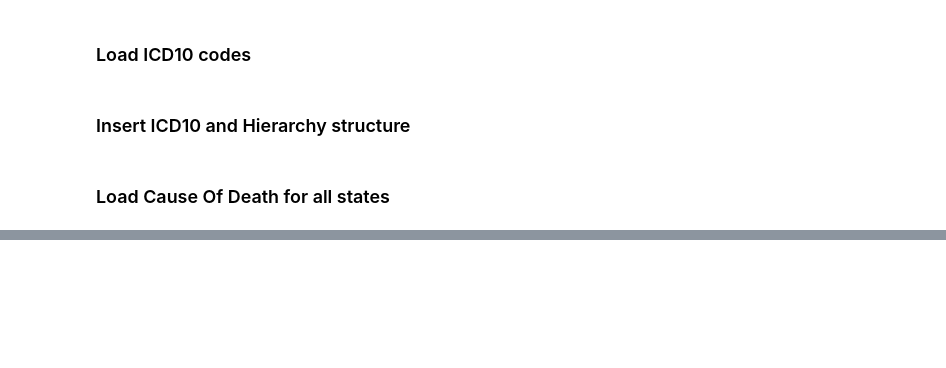
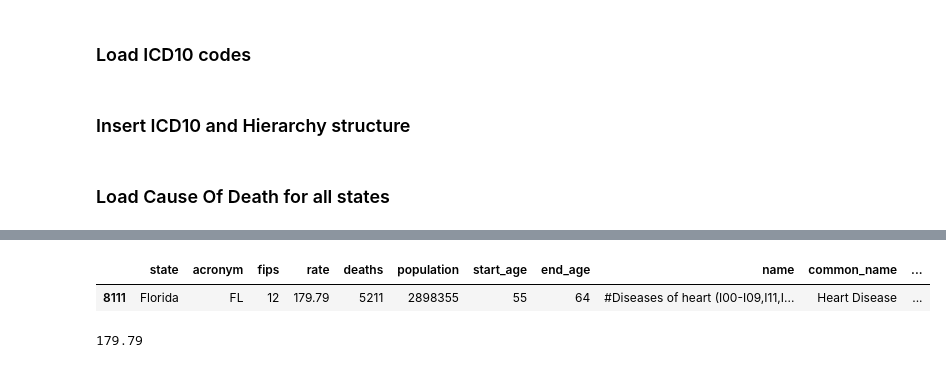
Before and after one commit to zeusgedofdata/StateOfStates, a Jupyter notebook: Notebooks/LoadDB.ipynb, the cells around one changed output, grey strips where cells are left out. Saved outputs shown, nothing was run; the diff lists cells and outputs as text; code cells hidden in the pictures; blank space fills up the shorter version.

```diff
--- a/Notebooks/LoadDB.ipynb
+++ b/Notebooks/LoadDB.ipynb
@@ -209,0 +271,10 @@ old_df
+# %%
+
+fl[fl["common_name"] == "Heart Disease"]
+# %% [output]
+|  | state | acronym | fips | rate | deaths | population | start_age | end_age | name | common_name | ... |
+| 8111 | Florida | FL | 12 | 179.79 | 5211 | 2898355 | 55 | 64 | #Diseases of heart (I00-I09,I11,I... | Heart Disease | ... |
+# %%
+fl[fl["parent_common_name"] == "Heart Disease"].rate.sum()
+# %% [output]
+179.79
```
Also changed, not shown: parts of 23 cells of this notebook, 1 other file.
